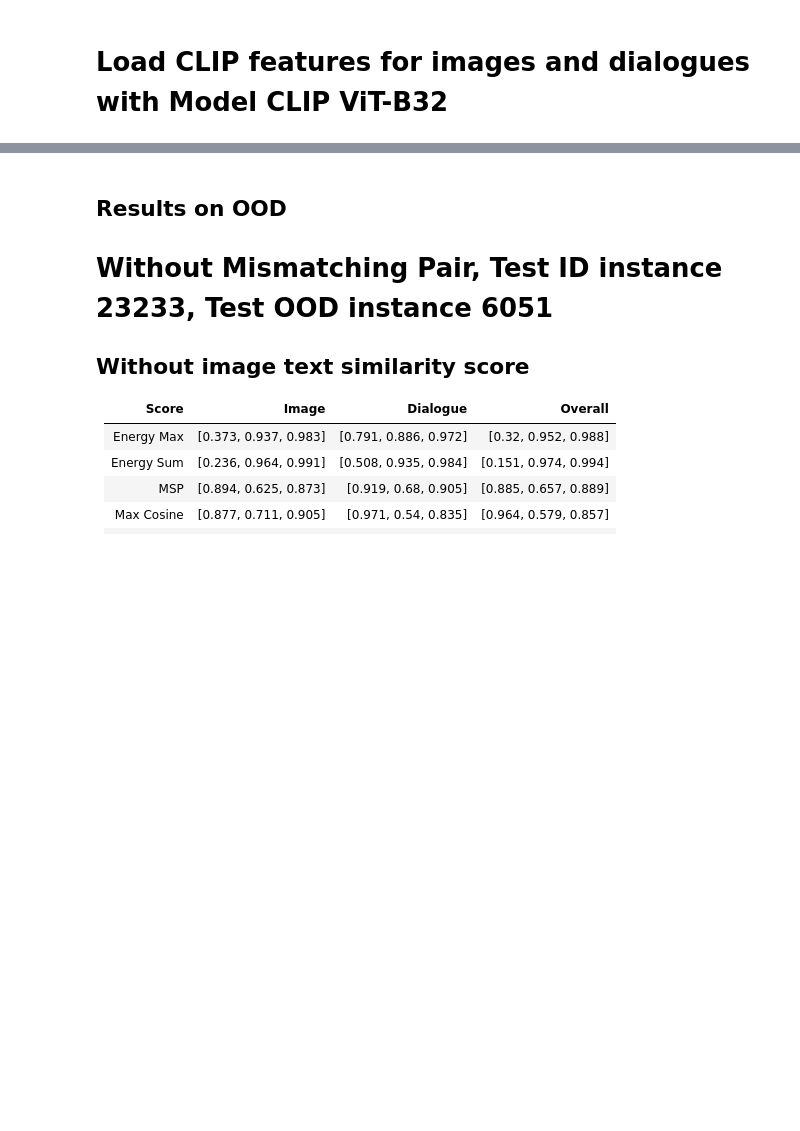
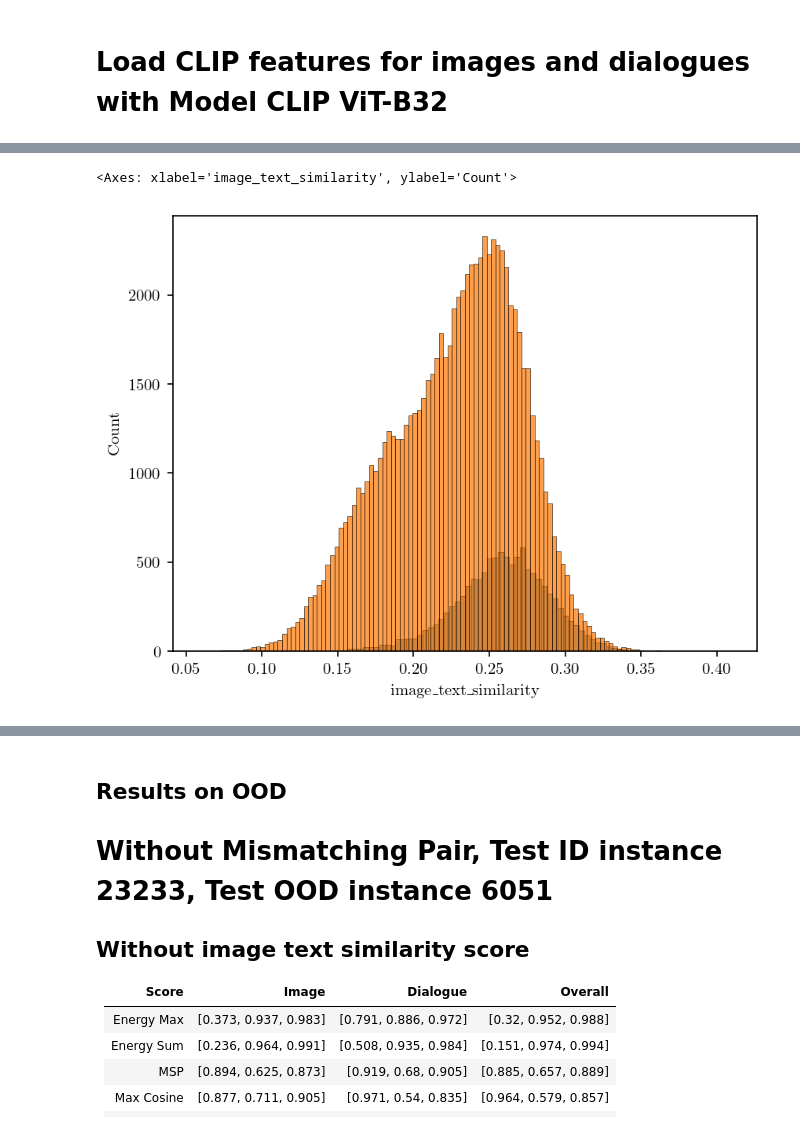
Before and after one commit to wfyitf/multimodal_ood, a Jupyter notebook: notebooks/clip_qa.ipynb, the cells around one changed output, grey strips where cells are left out. Cells and saved outputs as stored; diff of their text form; code cells hidden in the pictures; blank space fills up the shorter version.

```diff
--- a/notebooks/clip_qa.ipynb
+++ b/notebooks/clip_qa.ipynb
@@ -198,5 +234,11 @@ dialogue_model_loader = model.model_loader(logger=logger,
 
 df_test['image_text_similarity'] = df_test.apply(image_text_similarity, axis=1)
+# %%
+sns.histplot(df_test[df_test['OOD'] == 1]['image_text_similarity'])
+sns.histplot(df_test[df_test['OOD'] == 0]['image_text_similarity'])
+# %% [output]
+<Axes: xlabel='image_text_similarity', ylabel='Count'>
+[figure, added]
 # %%
 image_model_loader.train_model(X_train_image, Y_train, X_test_image, Y_test, ood_category = '_'.join(ood_category))
 # %% [output]
```
Also changed, not shown: parts of 17 cells of this notebook, 2 other files.
